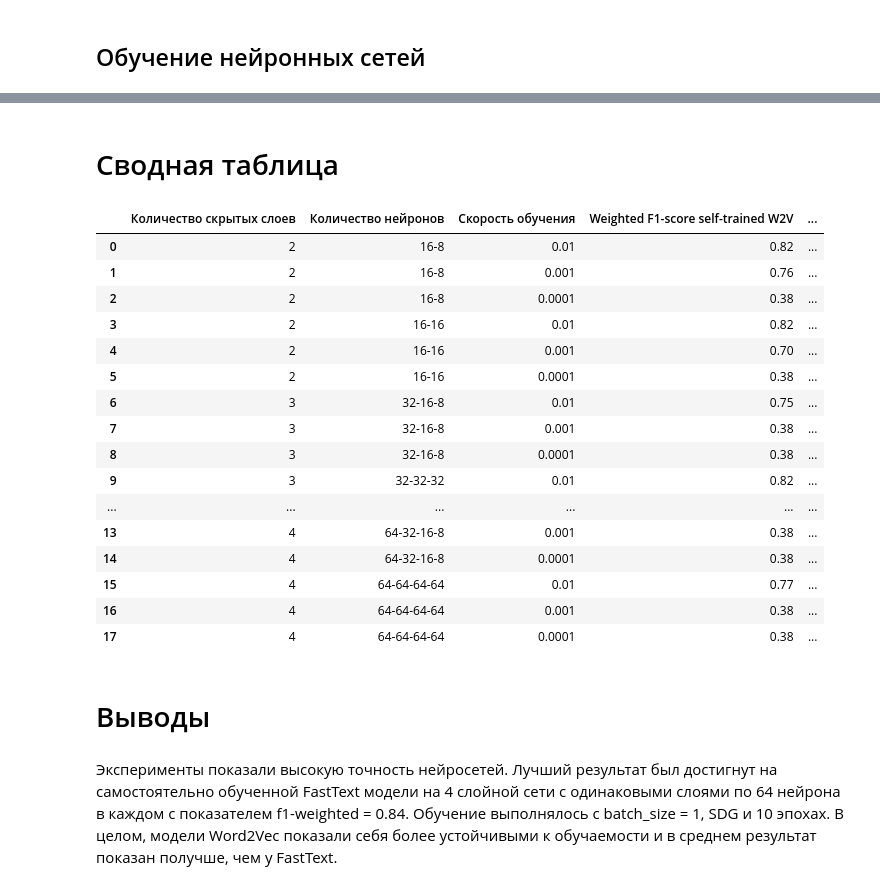
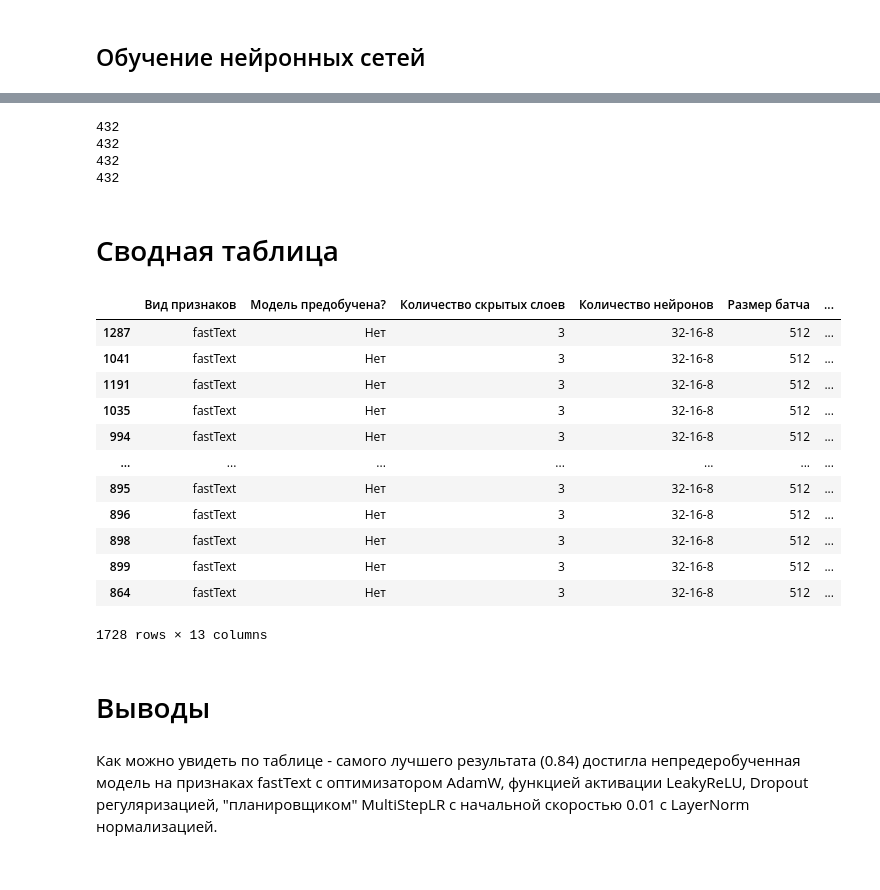
Before and after one commit to Geloger37/ML_l, a Jupyter notebook: 3/lab_3.ipynb, the cells around one changed output, grey strips where cells are left out. Drawn from its saved outputs; the diff is of its cells as text; code cells hidden in the pictures.

Commit message:
Add regularization, normalization, scheduler

```diff
--- a/3/lab_3.ipynb
+++ b/3/lab_3.ipynb
@@ -81,11 +92,14 @@ def train_net(
             batch = None,
             epochs = None,
             device = None,
+            scheduler = None,
             optimizer = None
     ):
     net = net.to(device)
 
     optimizer = optimizer
+
+    scheduler = scheduler
 
     inputs_train = torch.tensor(x).to(device)
     targets_train = torch.tensor(y).int().to(device)
@@ -105,6 +119,7 @@ def train_net(
             loss = F.cross_entropy(output, Y.long())
             loss.backward()
             optimizer.step()
+            scheduler.step()
         print(loss)
 
 
@@ -752,34 +868,55 @@ print(datetime.datetime.now().strftime('%d-%B-%Y %H:%M:%S'))
+# %%
+for cur in [f1_score_w2v_self_trained, f1_score_w2v_pre_trained, f1_score_ft_self_trained, f1_score_ft_pre_trained]:
+    print(len(cur))
+# %% [output]
+432
+432
+432
+432
 # %% [markdown]
 # Сводная таблица
 # %%
+# solid, 3, 6, 12, 36, 108, 216
+
 summary = pd.DataFrame()
-summary['Количество скрытых слоев'] = np.array([2] * 6 + [3] * 6 + [4] * 6, dtype=int)
-summary['Количество нейронов'] = np.array(['16-8'] * 3 + ['16-16'] * 3 + ['32-16-8'] * 3 + ['32-32-32'] * 3 + ['64-32-16-8'] * 3 + ['64-64-64-64'] * 3, dtype=str)
-summary['Скорость обучения'] = np.array(['0.01', '0.001', '0.0001'] * 6, dtype=str)
-summary['Weighted F1-score self-trained W2V'] = np.array([round(el, 2) for el in f1_score_w2v_self_trained], dtype=float)
-summary['Weighted F1-score self-trained FT'] = np.array([round(el, 2) for el in f1_score_ft_self_trained], dtype=float)
-summary['Weighted F1-score pre-trained W2V'] = np.array([round(el, 2) for el in f1_score_w2v_pre_trained], dtype=float)
-summary['Weighted F1-score pre-trained FT'] = np.array([round(el, 2) for el in f1_score_ft_pre_trained], dtype=float)
-summary
+
+summary['Вид признаков'] = np.array(['Word2vec'] * 864 + ['fastText'] * 864, dtype=str)
+summary['Модель предобучена?'] = np.array((['Нет'] * 432 + ['Да'] * 432) * 2, dtype=str)
+
+summary['Количество скрытых слоев'] = np.array([3] * 1728, dtype=int)
+summary['Количество нейронов'] = np.array(['32-16-8'] * 1728, dtype=str)
+summary['Размер батча'] = np.array(['512'] * 1728, dtype=int)
+
+summary['Функция активации'] = np.array((['ReLU'] * 864 + ['LeakyReLU'] * 864), dtype=str)
+summary['Оптимизатор'] = np.array((['SGD'] * 108 + ['AdamW'] * 108) * 8, dtype=str)
+summary['Инициализация'] = np.array((['Kaiming'] * 36 + ['Xavier'] * 36 + ['None'] * 36) * 16, dtype=str)
+summary['Регуляризация'] = np.array((['Dropout'] * 12 + ['L2'] * 12 + ['None'] * 12) * 48, dtype=str)
+summary['Нормализация'] = np.array((['LayerNorm'] * 6 + ['None'] * 6) * 144, dtype=str)
+summary['Настройки скорости обучения'] = np.array((['ExponentialLR'] * 3 + ['MultiStepLR'] * 3) * 288, dtype=str)
+summary['Скорость обучения'] = np.array([0.01, 0.001, 0.0001] * 576, dtype=str)
+
+summary['Weighted F1-score'] = np.array([round(el, 2) for el in f1_score_w2v_self_trained] \
+                                        + [round(el, 2) for el in f1_score_w2v_pre_trained] \
+                                        + [round(el, 2) for el in f1_score_ft_self_trained] \
+                                        + [round(el, 2) for el in f1_score_ft_pre_trained], dtype=float)
+
+summary_sort = summary.sort_values(by='Weighted F1-score', ascending=False)
+summary_sort
 # %% [output]
-|  | Количество скрытых слоев | Количество нейронов | Скорость обучения | Weighted F1-score self-trained W2V | ... |
-| 0 | 2 | 16-8 | 0.01 | 0.82 | ... |
-| 1 | 2 | 16-8 | 0.001 | 0.76 | ... |
-| 2 | 2 | 16-8 | 0.0001 | 0.38 | ... |
-| 3 | 2 | 16-16 | 0.01 | 0.82 | ... |
-| 4 | 2 | 16-16 | 0.001 | 0.70 | ... |
-| 5 | 2 | 16-16 | 0.0001 | 0.38 | ... |
-| 6 | 3 | 32-16-8 | 0.01 | 0.75 | ... |
-| 7 | 3 | 32-16-8 | 0.001 | 0.38 | ... |
-| 8 | 3 | 32-16-8 | 0.0001 | 0.38 | ... |
-| 9 | 3 | 32-32-32 | 0.01 | 0.82 | ... |
-| ... | ... | ... | ... | ... | ... |
-| 13 | 4 | 64-32-16-8 | 0.001 | 0.38 | ... |
-| 14 | 4 | 64-32-16-8 | 0.0001 | 0.38 | ... |
-| 15 | 4 | 64-64-64-64 | 0.01 | 0.77 | ... |
-| 16 | 4 | 64-64-64-64 | 0.001 | 0.38 | ... |
-| 17 | 4 | 64-64-64-64 | 0.0001 | 0.38 | ... |
+|  | Вид признаков | Модель предобучена? | Количество скрытых слоев | Количество нейронов | Размер батча | ... |
+| 1287 | fastText | Нет | 3 | 32-16-8 | 512 | ... |
+| 1041 | fastText | Нет | 3 | 32-16-8 | 512 | ... |
+| 1191 | fastText | Нет | 3 | 32-16-8 | 512 | ... |
+| 1035 | fastText | Нет | 3 | 32-16-8 | 512 | ... |
+| 994 | fastText | Нет | 3 | 32-16-8 | 512 | ... |
+| ... | ... | ... | ... | ... | ... | ... |
+| 895 | fastText | Нет | 3 | 32-16-8 | 512 | ... |
+| 896 | fastText | Нет | 3 | 32-16-8 | 512 | ... |
+| 898 | fastText | Нет | 3 | 32-16-8 | 512 | ... |
+| 899 | fastText | Нет | 3 | 32-16-8 | 512 | ... |
+| 864 | fastText | Нет | 3 | 32-16-8 | 512 | ... |
+1728 rows × 13 columns
 # %% [markdown]
 # Выводы
 # %% [markdown]
-Эксперименты показали высокую точность нейросетей. Лучший результат был достигнут на самостоятельно обученной FastText модели на 4 слойной сети с одинаковыми слоями по 64 нейрона в каждом с показателем f1-weighted = 0.84. Обучение выполнялось с batch_size = 1, SDG и 10 эпохах. В целом, модели Word2Vec показали себя более устойчивыми к обучаемости и в среднем результат показан получше, чем у FastText.
+Как можно увидеть по таблице - самого лучшего результата (0.84) достигла непредеробученная модель на признаках fastText с оптимизатором AdamW, функцией активации LeakyReLU, Dropout регуляризацией, "планировщиком" MultiStepLR с начальной скоростью 0.01 с LayerNorm нормализацией.
```
Also changed, not shown: parts of 21 cells of this notebook.
